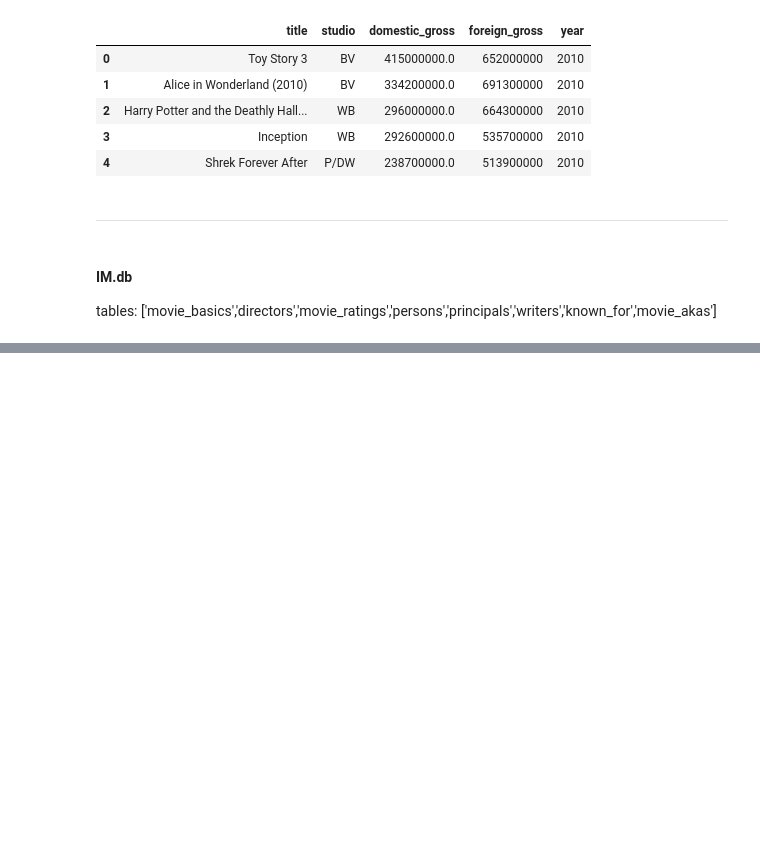
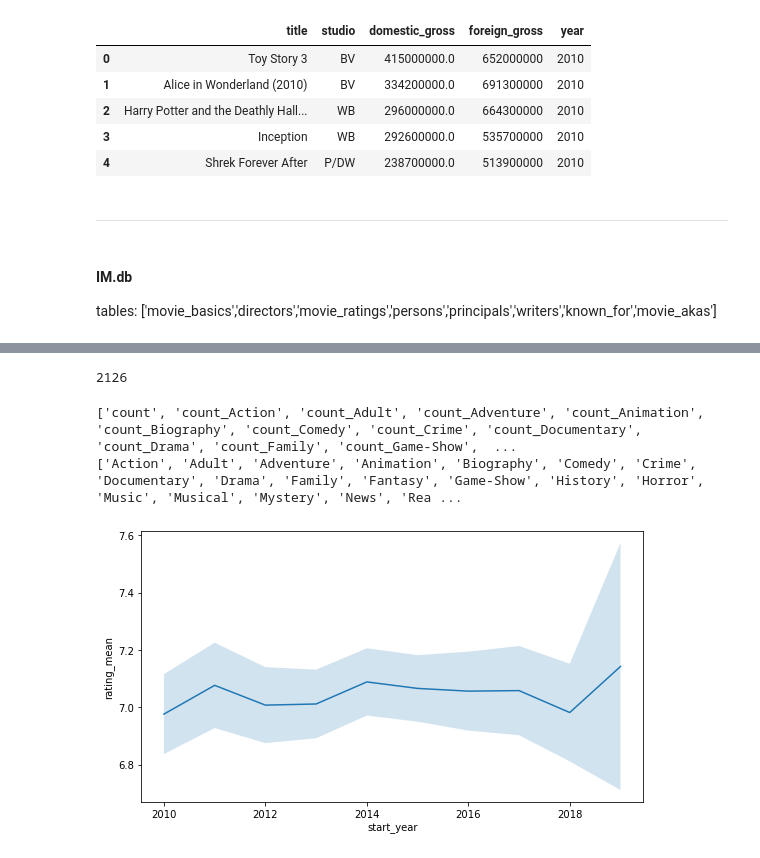
Before and after one commit to christopheraaronhenry/box_office_growth, a Jupyter notebook: exploratory.ipynb, the cells around one changed output, grey strips where cells are left out. Saved outputs shown, nothing was run; the diff lists cells and outputs as text; code cells hidden in the pictures; blank space fills up the shorter version.

```diff
--- a/exploratory.ipynb
+++ b/exploratory.ipynb
@@ -202,0 +421,17 @@ col
+# %%
+df_genres['Fantasy'].sum()
+# %% [output]
+2126
+# %%
+print(sorted(df_grouped.columns))
+print(sorted(genres))
+# %% [output]
+['count', 'count_Action', 'count_Adult', 'count_Adventure', 'count_Animation', 'count_Biography', 'count_Comedy', 'count_Crime', 'count_Documentary', 'count_Drama', 'count_Family', 'count_Game-Show',  ...
+['Action', 'Adult', 'Adventure', 'Animation', 'Biography', 'Comedy', 'Crime', 'Documentary', 'Drama', 'Family', 'Fantasy', 'Game-Show', 'History', 'Horror', 'Music', 'Musical', 'Mystery', 'News', 'Rea ...
+# %%
+fig, ax = plt.subplots(figsize=(9,5))
+sns.lineplot(data=grouped, x='start_year', y='rating_mean',ci=None)
+ax.fill_between(grouped.index, grouped['rating_mean']-2*grouped['rating_sem'], grouped['rating_mean']+2*grouped['rating_sem'], alpha=0.2)
+plt.show()
+# %% [output]
+[figure, added]
```
Also changed, not shown: parts of 10 cells of this notebook.
